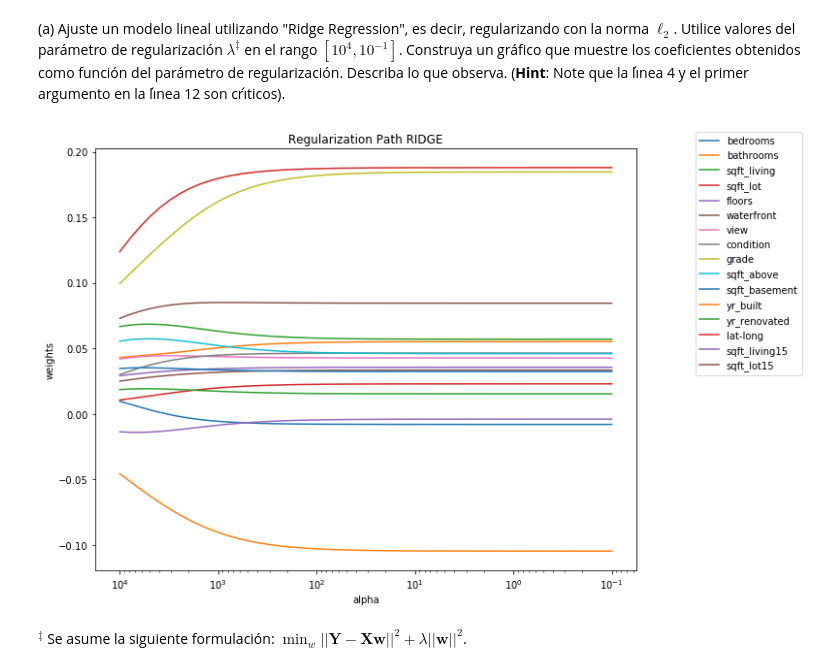
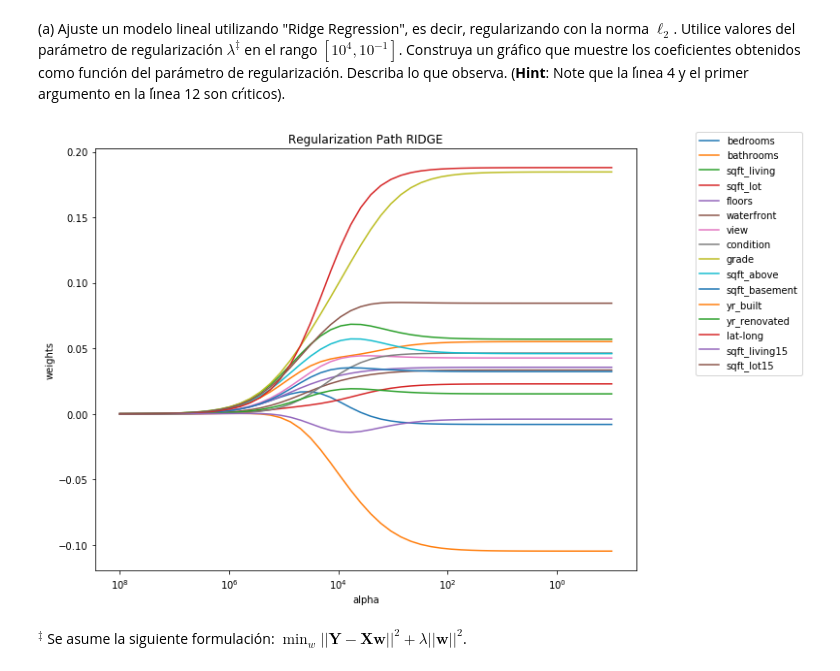
Before and after one commit to dsanmartin/INF578-HW, a Jupyter notebook: 1/Tarea1-ML.ipynb, the cells around one changed output. Saved outputs shown, nothing was run; the diff lists cells and outputs as text; code cells hidden in the pictures.

```diff
--- a/1/Tarea1-ML.ipynb
+++ b/1/Tarea1-ML.ipynb
@@ -501,35 +501,35 @@ ax = plt.figure(figsize=(10, 8))
 
 Dtrain = df_scaled_train.copy()
 Dtrain = Dtrain.drop('intercept', axis=1)
 names_regressors = ["bedrooms","bathrooms","sqft_living","sqft_lot","floors","waterfront","view",
     "condition","grade","sqft_above","sqft_basement","yr_built","yr_renovated","lat-long",
     "sqft_living15","sqft_lot15"]
 
-alphas_ = np.logspace(4,-1,base=10)
+alphas_ = np.logspace(8,-1,base=10)
 coefs = []
-model = Ridge(fit_intercept=True,solver='svd')
+model = Ridge(fit_intercept=True, solver='svd')
 for a in alphas_:
     model.set_params(alpha=a)
     model.fit(Dtrain, ytrain)
     coefs.append(model.coef_)
     ax = plt.gca()
 
 for y_arr, label in zip(np.squeeze(coefs).T, names_regressors):
     #print alphas_.shape
     #print y_arr.shape
     plt.plot(alphas_, y_arr, label=label)
 
 #plt.legend()
 ax.set_xscale('log')
 ax.set_xlim(ax.get_xlim()[::-1]) # reverse axis
 plt.xlabel('alpha')
 plt.ylabel('weights')
 plt.title('Regularization Path RIDGE')
 plt.axis('tight')
 #plt.legend(loc=1)
 plt.legend(bbox_to_anchor=(1.1, 1.05))
 plt.show()
 # %% [output]
-[figure, old version]
+[figure, new version]
 # %% [markdown]
 $^{‡}$ Se asume la siguiente formulación: $\min_w ||\textbf{Y} - \textbf{Xw}||^2 + \lambda ||\textbf{w}||^2$.
```
Also changed, not shown: parts of 20 cells of this notebook.
